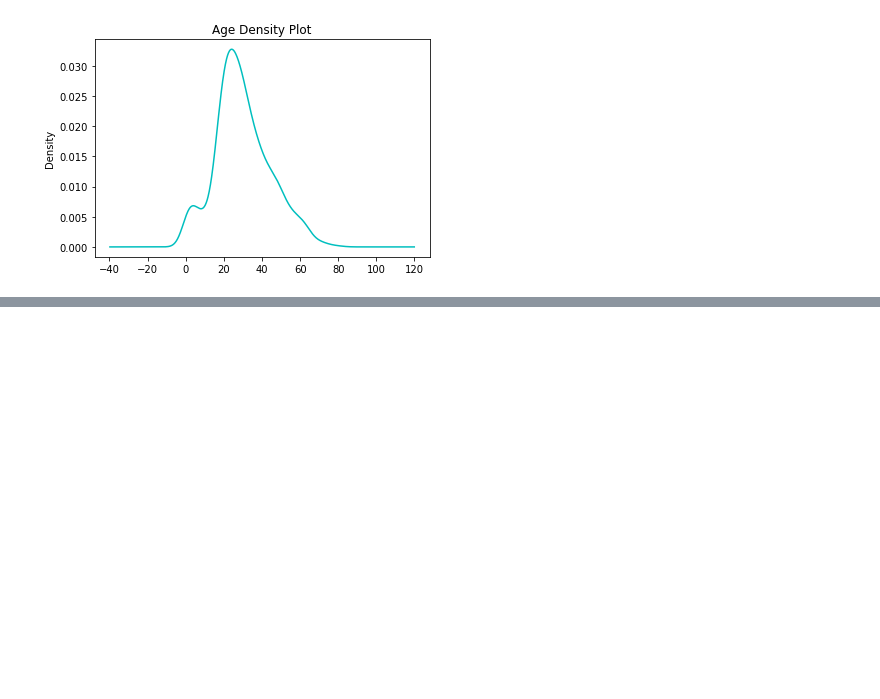
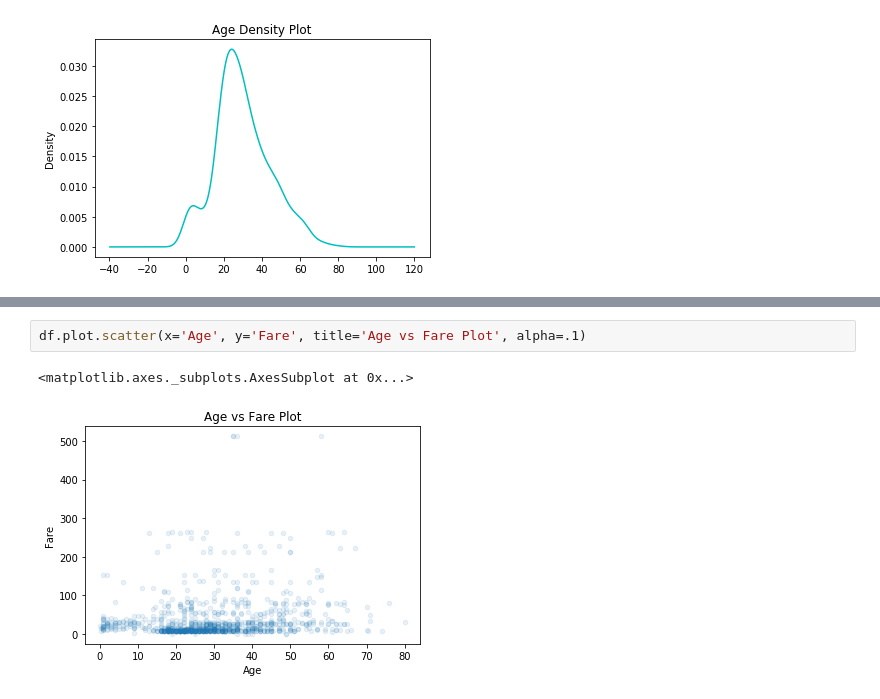
Before and after one commit to zeusari/Machine-Learning, a Jupyter notebook: notebooks/exploring-processing_data.ipynb, the cells around one changed output, grey strips where cells are left out. Saved outputs shown, nothing was run; the diff lists cells and outputs as text; blank space fills up the shorter version.

```diff
--- a/notebooks/exploring-processing_data.ipynb
+++ b/notebooks/exploring-processing_data.ipynb
@@ -345,0 +352,5 @@ df.Age.plot(kind='kde', rot=0, title='Age Density Plot', color='c')
+# %%
+df.plot.scatter(x='Age', y='Fare', title='Age vs Fare Plot', alpha=.1)
+# %% [output]
+<matplotlib.axes._subplots.AxesSubplot at 0x...>
+[figure, added]
```
Also changed, not shown: parts of 53 cells of this notebook.
